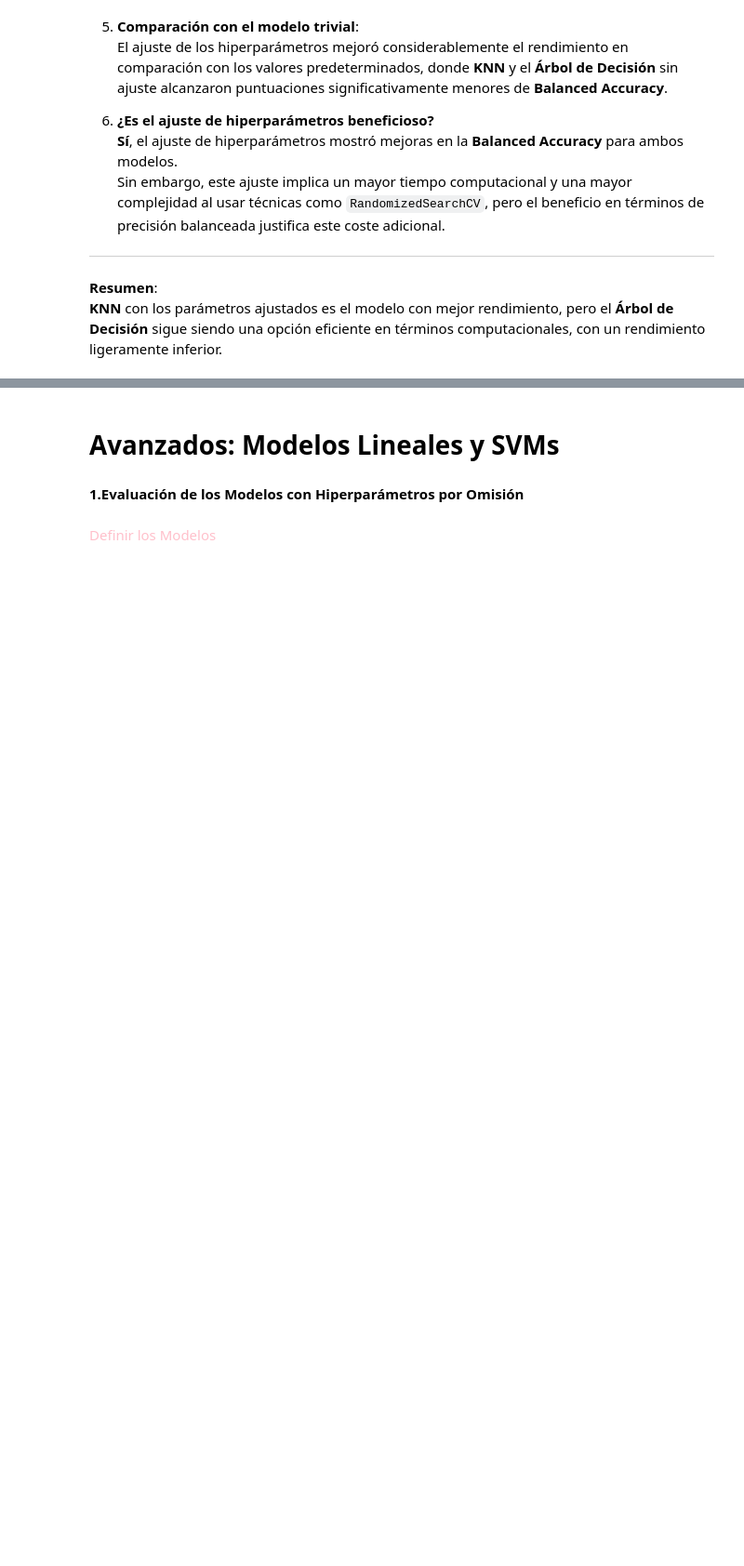
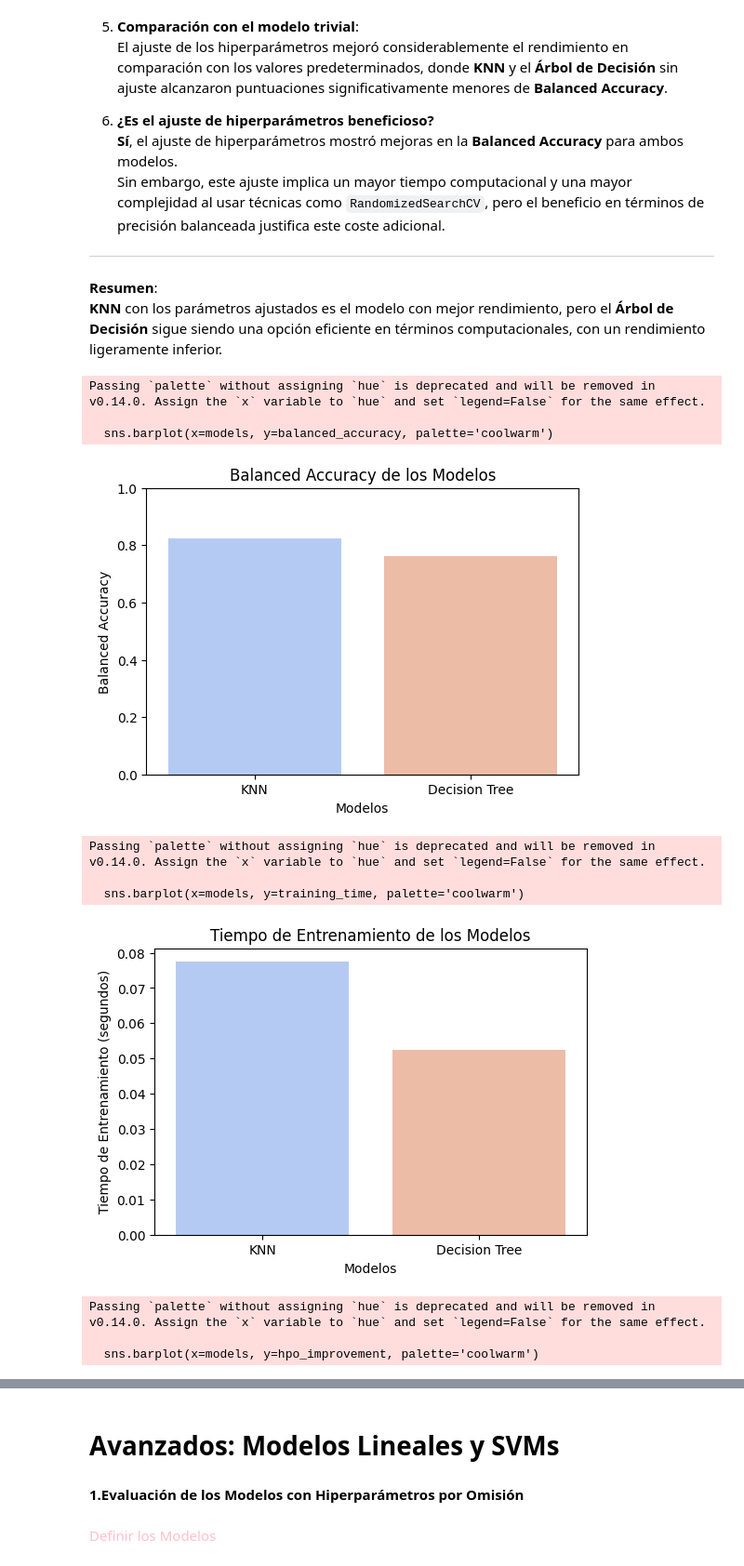
Before and after one commit to mariarobledano/Grupo29_Practica1, a Jupyter notebook: notebooks/EDA.ipynb, the cells around one changed output, grey strips where cells are left out. Shown at 93% size. Drawn from its saved outputs; the diff is of its cells as text; code cells hidden in the pictures; blank space fills up the shorter version.

```diff
--- a/notebooks/EDA.ipynb
+++ b/notebooks/EDA.ipynb
@@ -708,3 +710,50 @@ plt.show()
 
 **Resumen**:
 **KNN** con los parámetros ajustados es el modelo con mejor rendimiento, pero el **Árbol de Decisión** sigue siendo una opción eficiente en términos computacionales, con un rendimiento ligeramente inferior.
+# %%
+import matplotlib.pyplot as plt
+import seaborn as sns
+
+# Datos basados en las conclusiones
+models = ['KNN', 'Decision Tree']  # Modelos evaluados
+balanced_accuracy = [0.8230, 0.7622]  # Balanced Accuracy para KNN y Árbol de Decisión
+training_time = [0.0774, 0.0524]  # Tiempos de entrenamiento (en segundos)
+hpo_improvement = [0.8230, 0.7622]  # Mejora de HPO en Balanced Accuracy (para KNN y Árbol de Decisión)
+
+# Gráfico de Balanced Accuracy
+plt.figure(figsize=(6, 4))
+sns.barplot(x=models, y=balanced_accuracy, palette='coolwarm')
+plt.title('Balanced Accuracy de los Modelos')
+plt.xlabel('Modelos')
+plt.ylabel('Balanced Accuracy')
+plt.ylim(0, 1)  # Limitar el rango de y de 0 a 1
+plt.show()
+
+# Gráfico de Tiempo de Entrenamiento de los Modelos
+plt.figure(figsize=(6, 4))
+sns.barplot(x=models, y=training_time, palette='coolwarm')
+plt.title('Tiempo de Entrenamiento de los Modelos')
+plt.xlabel('Modelos')
+plt.ylabel('Tiempo de Entrenamiento (segundos)')
+plt.show()
+
+# Gráfico de Mejoramiento de HPO
+plt.figure(figsize=(6, 4))
+sns.barplot(x=models, y=hpo_improvement, palette='coolwarm')
+plt.title('Mejoramiento de HPO en Balanced Accuracy')
+plt.xlabel('Modelos')
+plt.ylabel('Balanced Accuracy Después de HPO')
+plt.ylim(0, 1)
+plt.show()
+# %% [output]
+Passing `palette` without assigning `hue` is deprecated and will be removed in v0.14.0. Assign the `x` variable to `hue` and set `legend=False` for the same effect.
+
+  sns.barplot(x=models, y=balanced_accuracy, palette='coolwarm')
+[figure, added]
+Passing `palette` without assigning `hue` is deprecated and will be removed in v0.14.0. Assign the `x` variable to `hue` and set `legend=False` for the same effect.
+
+  sns.barplot(x=models, y=training_time, palette='coolwarm')
+[figure, added]
+Passing `palette` without assigning `hue` is deprecated and will be removed in v0.14.0. Assign the `x` variable to `hue` and set `legend=False` for the same effect.
+
+  sns.barplot(x=models, y=hpo_improvement, palette='coolwarm')
```
Also changed, not shown: parts of 7 cells of this notebook, 1 other file.
